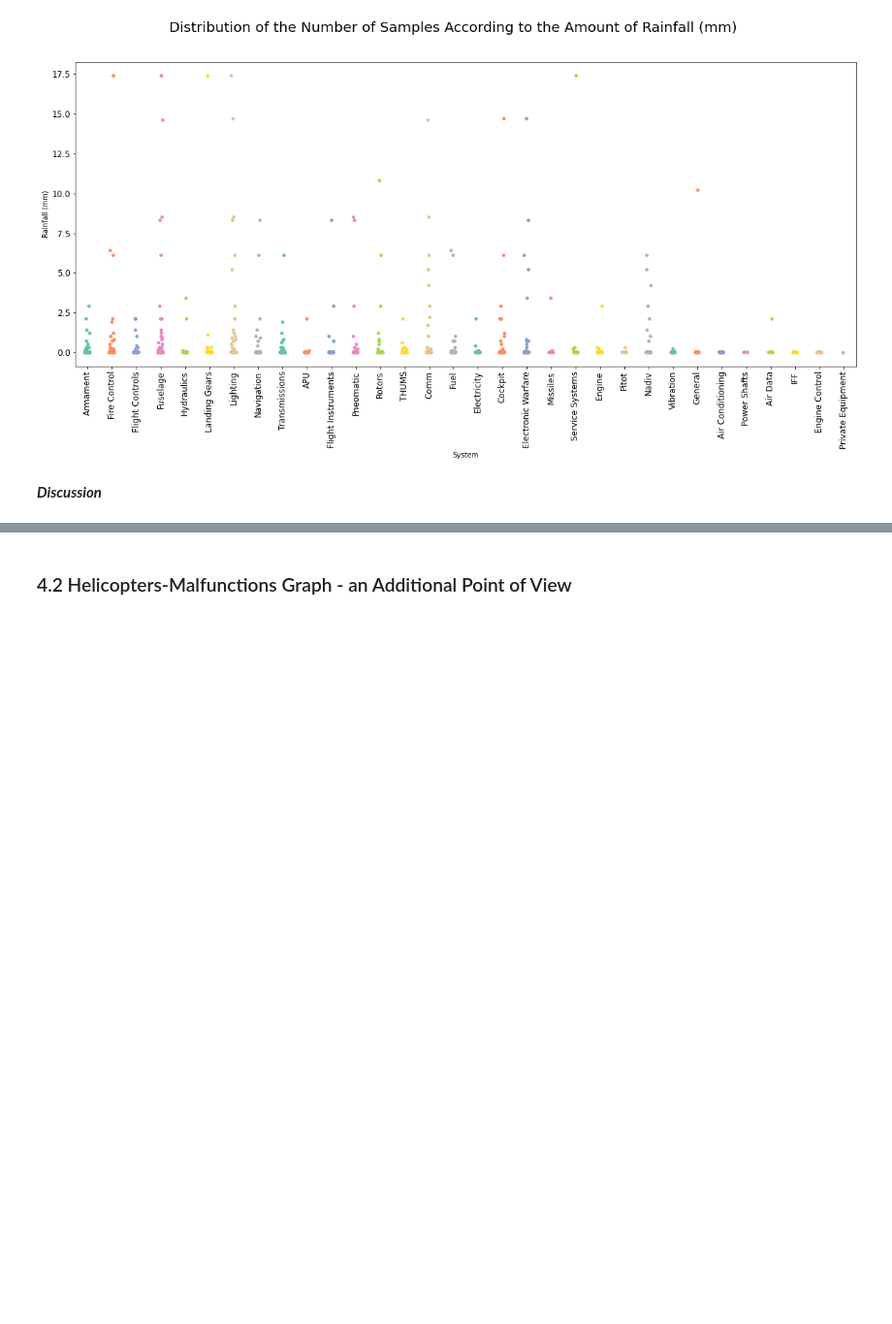
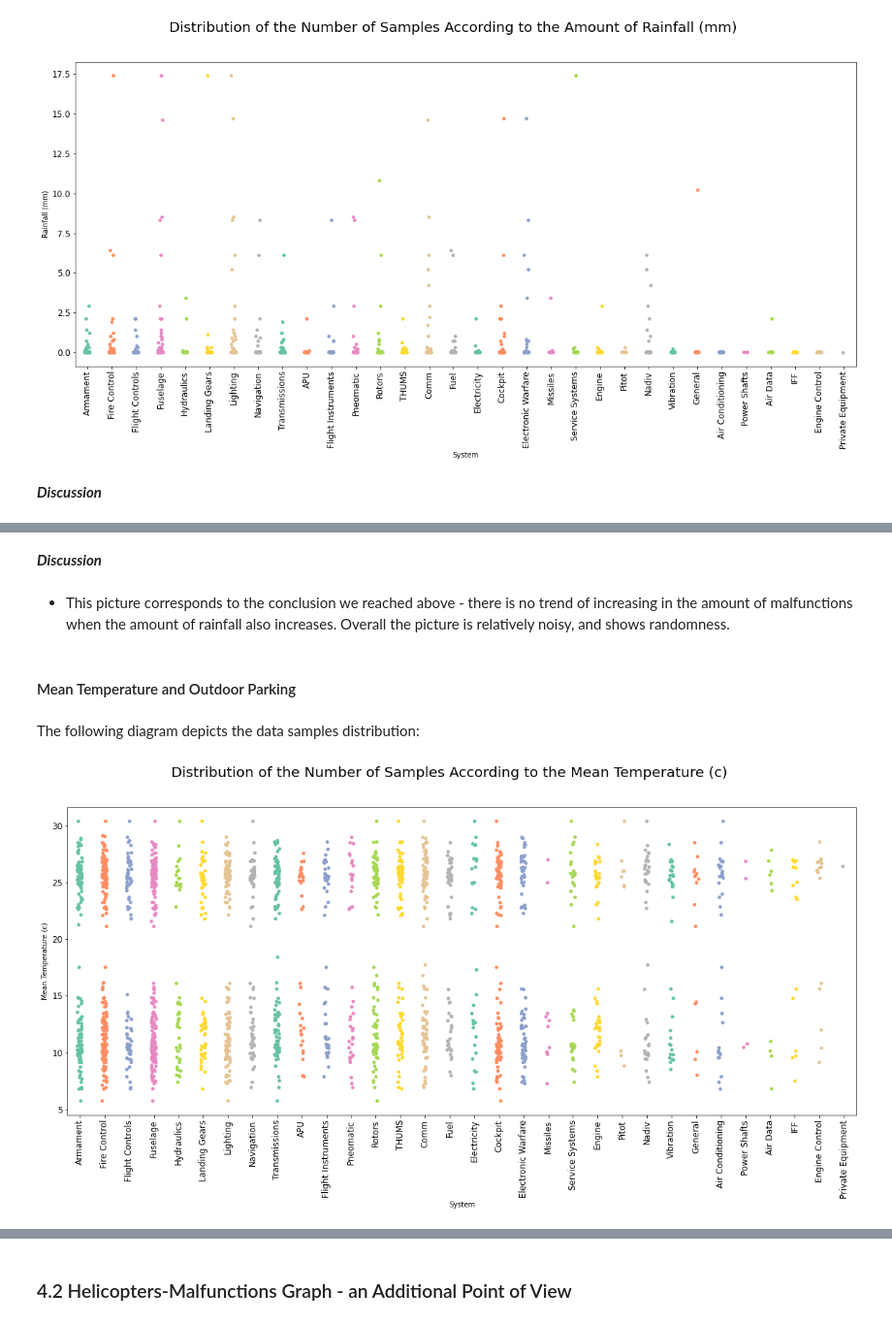
Before and after one commit to elront/Data_Sceince_Project, a Jupyter notebook: Data_science_workshop_project.ipynb, the cells around one changed output, grey strips where cells are left out. Shown at 97% size. Cells and saved outputs as stored; diff of their text form; code cells hidden in the pictures; blank space fills up the shorter version.

```diff
--- a/Data_science_workshop_project.ipynb
+++ b/Data_science_workshop_project.ipynb
@@ -2683,0 +2685,13 @@ show_heat_map(rainfall_parking_df, "Rainfall (mm)", "Malfunctions' Types Cross T
+# %% [markdown]
+***Discussion***
+# %% [markdown]
+* This picture corresponds to the conclusion we reached above - there is no trend of increasing in the amount of malfunctions when the amount of rainfall also increases. Overall the picture is relatively noisy, and shows randomness.
+# %% [markdown]
+#### Mean Temperature and Outdoor Parking
+# %% [markdown]
+The following diagram depicts the data samples distribution:
+# %%
+show_strip_plot(malf_park_meterological_df, "Mean Temperature (c)",
+                "Distribution of the Number of Samples According to the Mean Temperature (c)")
+# %% [output]
+[figure, added]
```
Also changed, not shown: parts of 27 cells of this notebook.
